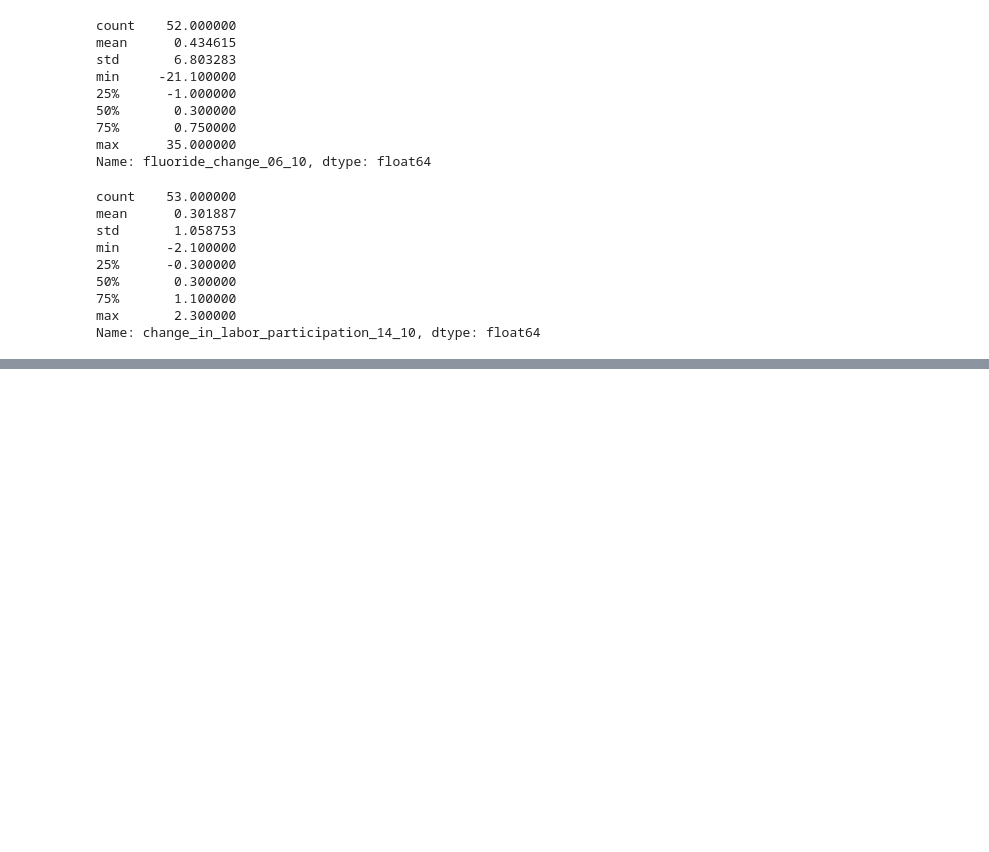
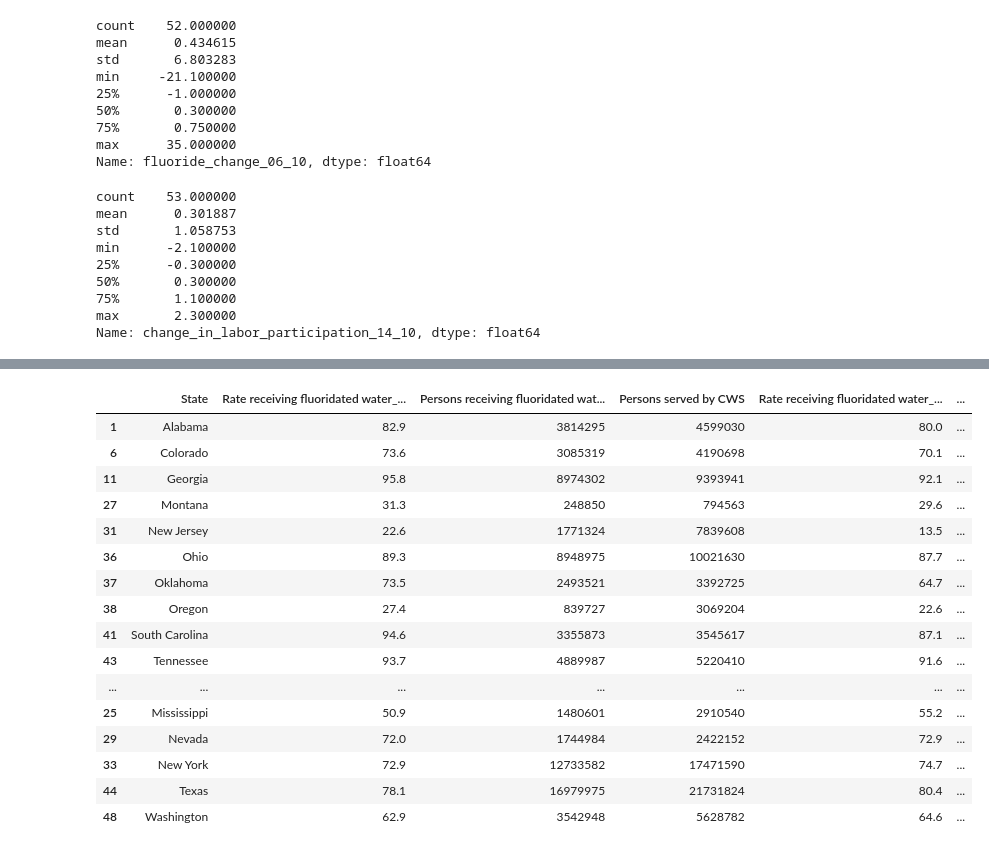
Before and after one commit to TimIntegration/data_management, a Jupyter notebook: week4.ipynb, the cells around one changed output, grey strips where cells are left out. Cells and saved outputs as stored; diff of their text form; code cells hidden in the pictures; blank space fills up the shorter version.

```diff
--- a/week4.ipynb
+++ b/week4.ipynb
@@ -75,5 +95,24 @@ Name: change_in_labor_participation_14_10, dtype: float64
 # %%
 # view only rows in the 1st and 4th quartile of water fluoridation changes
 first_quartile_fluor = cdc_fluor_change_06_10[cdc_fluor_change_06_10['fluoride_change_06_10'] <= -1.0]
 last_quartile_fluor = cdc_fluor_change_06_10[cdc_fluor_change_06_10['fluoride_change_06_10'] >= .75]
-first_and_last_qt =
+first_and_last_qt = pd.concat([first_quartile_fluor, last_quartile_fluor])
+first_and_last_qt
+# %% [output]
+|  | State | Rate receiving fluoridated water_... | Persons receiving fluoridated wat... | Persons served by CWS | Rate receiving fluoridated water_... | ... |
+| 1 | Alabama | 82.9 | 3814295 | 4599030 | 80.0 | ... |
+| 6 | Colorado | 73.6 | 3085319 | 4190698 | 70.1 | ... |
+| 11 | Georgia | 95.8 | 8974302 | 9393941 | 92.1 | ... |
+| 27 | Montana | 31.3 | 248850 | 794563 | 29.6 | ... |
+| 31 | New Jersey | 22.6 | 1771324 | 7839608 | 13.5 | ... |
+| 36 | Ohio | 89.3 | 8948975 | 10021630 | 87.7 | ... |
+| 37 | Oklahoma | 73.5 | 2493521 | 3392725 | 64.7 | ... |
+| 38 | Oregon | 27.4 | 839727 | 3069204 | 22.6 | ... |
+| 41 | South Carolina | 94.6 | 3355873 | 3545617 | 87.1 | ... |
+| 43 | Tennessee | 93.7 | 4889987 | 5220410 | 91.6 | ... |
+| ... | ... | ... | ... | ... | ... | ... |
+| 25 | Mississippi | 50.9 | 1480601 | 2910540 | 55.2 | ... |
+| 29 | Nevada | 72.0 | 1744984 | 2422152 | 72.9 | ... |
+| 33 | New York | 72.9 | 12733582 | 17471590 | 74.7 | ... |
+| 44 | Texas | 78.1 | 16979975 | 21731824 | 80.4 | ... |
+| 48 | Washington | 62.9 | 3542948 | 5628782 | 64.6 | ... |
```
Also changed, not shown: parts of 5 cells of this notebook.
